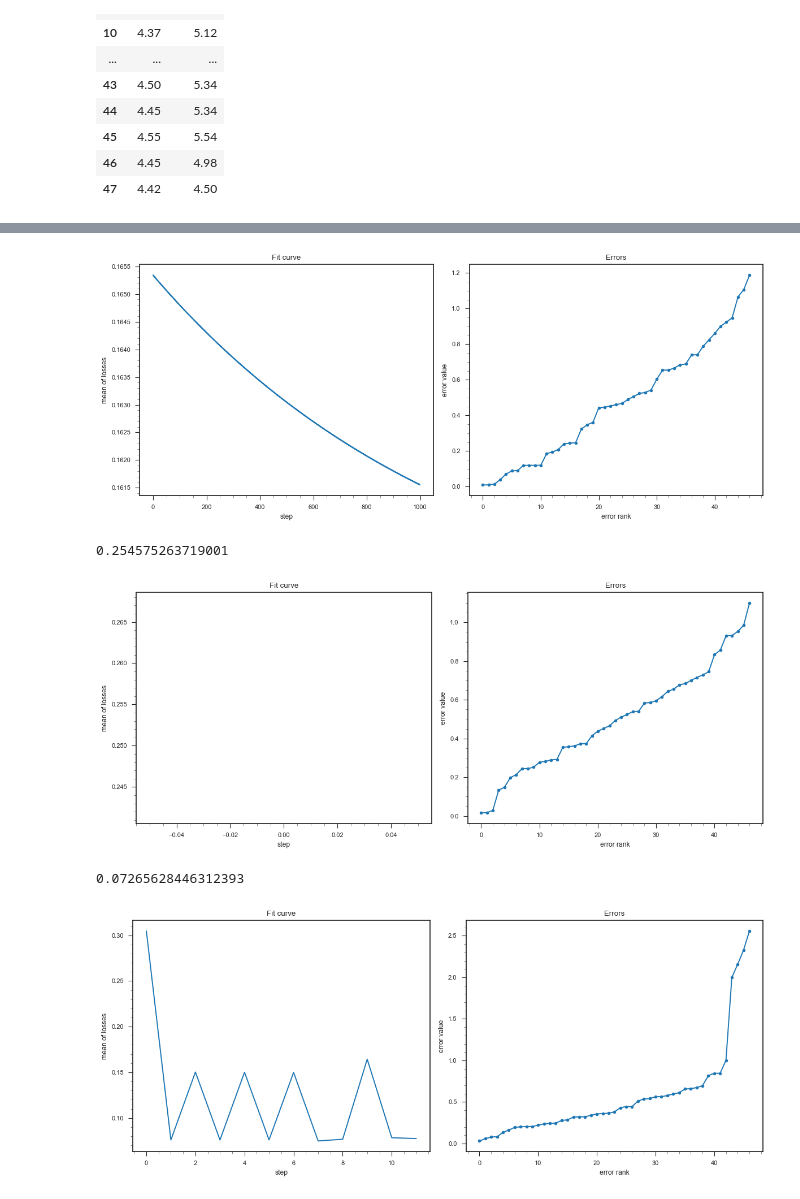
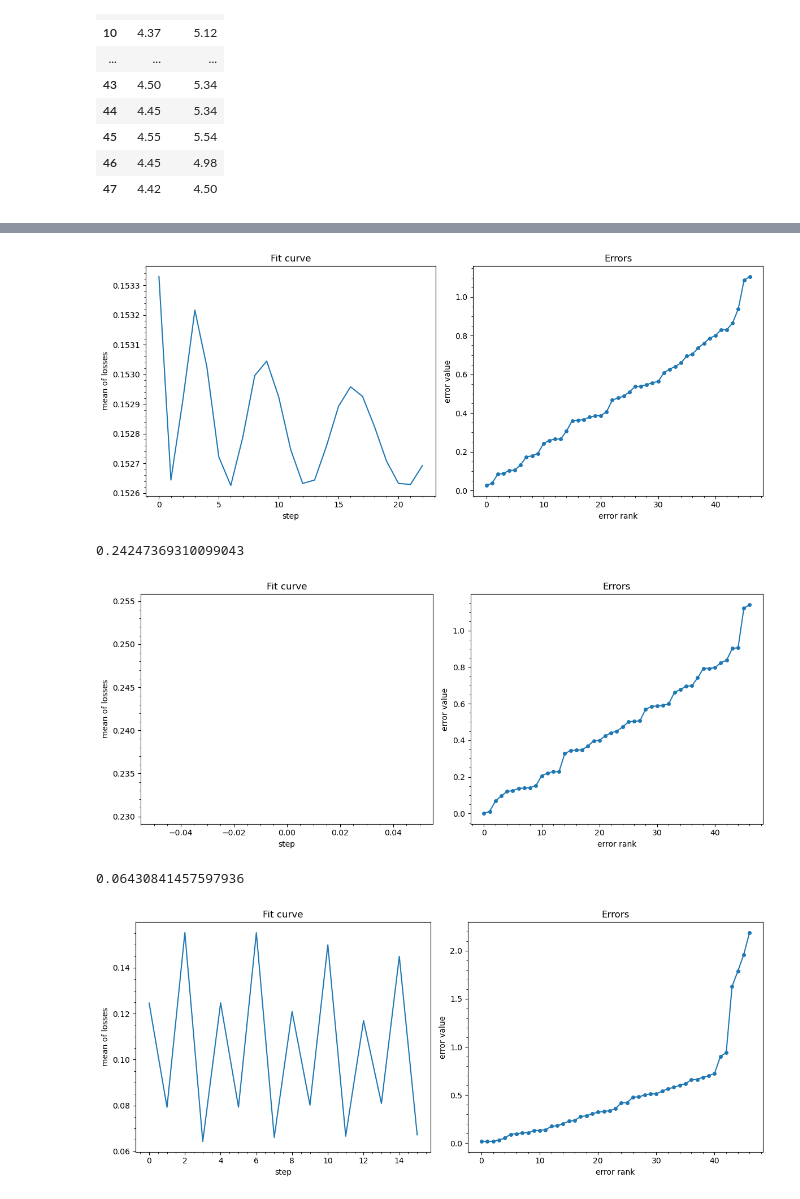
Before and after one commit to intellimath/mlgrad, a Jupyter notebook: examples/robust_linear_regression.ipynb, the cells around one changed output, grey strips where cells are left out. Drawn from its saved outputs; the diff is of its cells as text; code cells hidden in the pictures.

```diff
--- a/examples/robust_linear_regression.ipynb
+++ b/examples/robust_linear_regression.ipynb
@@ -1,9 +1,5 @@
 # %%
 import matplotlib.pyplot as plt
-
-plt.style.use(['seaborn-paper', 'seaborn-white', 'seaborn-ticks'])
-plt.matplotlib.rcParams['figure.dpi'] = 100
-plt.matplotlib.rcParams['savefig.dpi'] = 100
 
 import numpy as np
 import pandas as pd
@@ -75,23 +72,23 @@ mod_ls2 = model.LinearModel(1)
 mod_ls2.init_param()
 # %%
 regr_ls = regr.regression(log_Te[:,None], log_light, mod_ls,
-                          h=0.05, n_iter=1000)
+                          h=0.01, n_iter=1000)
 regr.plot_losses_and_errors(regr_ls, log_Te[:,None], log_light, logscale=False)
 # %% [output]
-[figure, old version]
+[figure, new version]
 # %%
 regr_r = regr.r_regression_irls(log_Te[:,None], log_light, mod_r,
-                                func.LogSquare(), h=0.05, n_iter=1000)
+                                func.LogSquare(), h=0.01, n_iter=1000)
 regr.plot_losses_and_errors(regr_r, log_Te[:,None], log_light, logscale=False)
 # %% [output]
-0.254575263719001
+0.24247369310099043
-[figure, old version]
+[figure, new version]
 # %%
 avrfunc_m = regr.averaging_function("M", func.quantile_func(0.5, func.Sqrt(0.001)))
 regr_m = regr.m_regression_irls(log_Te[:,None], log_light, mod_m,
-                                agg_func=avrfunc_m, h=0.05, n_iter=1000)
+                                agg_func=avrfunc_m, h=0.01, n_iter=1000)
 regr.plot_losses_and_errors(regr_m, log_Te[:,None], log_light, logscale=False)
 # %% [output]
-0.07265628446312393
+0.06430841457597936
-[figure, old version]
+[figure, new version]
 # %%
```
Also changed, not shown: parts of 6 cells of this notebook, 39 other files.
